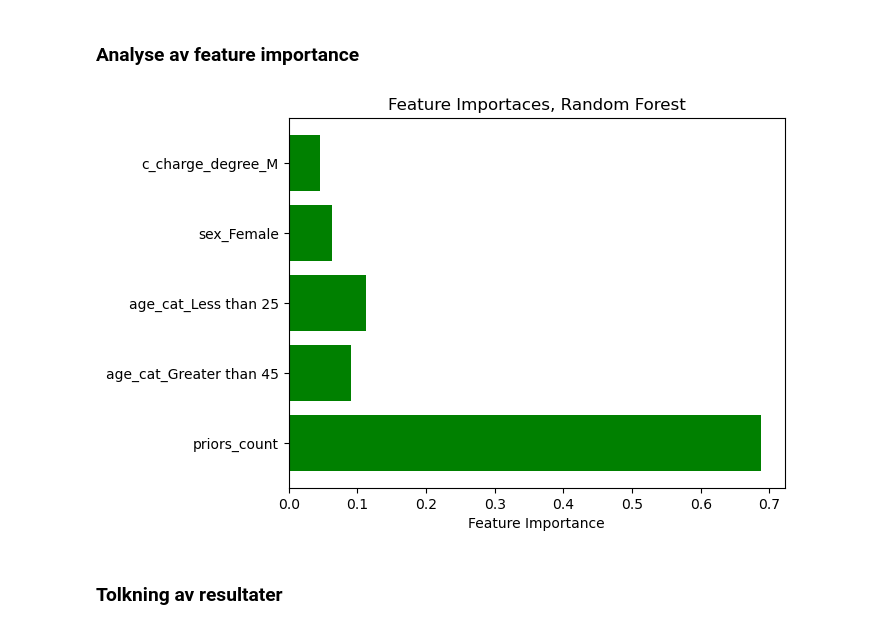
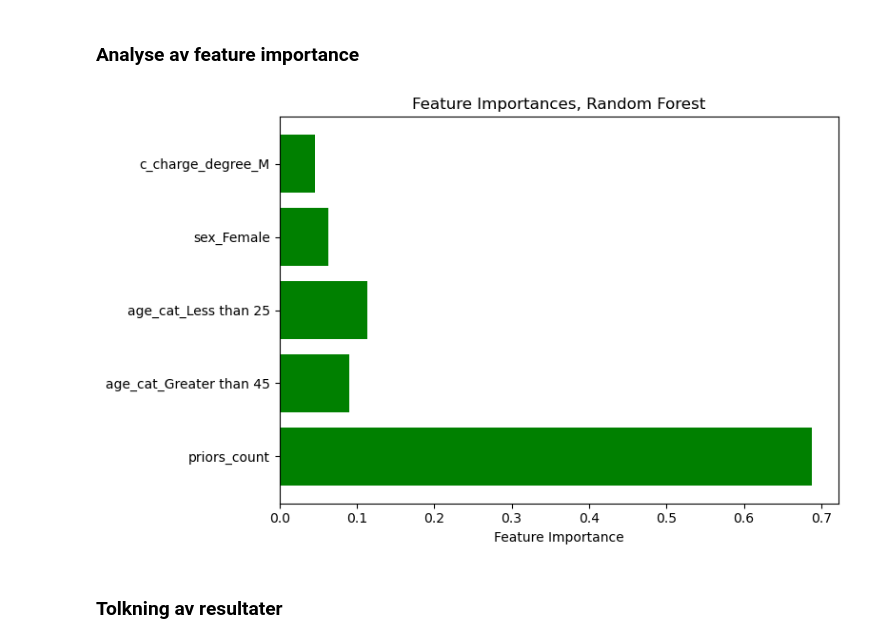
Before and after one commit to aadnerol/HON2200, a Jupyter notebook: prosjekt_COMPAS/notebooks/dataanalyse.ipynb, the cells around one changed output. Saved outputs shown, nothing was run; the diff lists cells and outputs as text; code cells hidden in the pictures.

Commit message:
Oppdaterte plots og notebooks
Bedre forklaringer, penere plots

```diff
--- a/prosjekt_COMPAS/notebooks/dataanalyse.ipynb
+++ b/prosjekt_COMPAS/notebooks/dataanalyse.ipynb
@@ -597,13 +645,15 @@ result_comparison[["COMPAS_FPR", "RF_FPR", "COMPAS_FNR", "RF_FNR"]].round(4)
 ### Analyse av feature importance
 # %%
 importance = skog.feature_importances_
-plt.title("Feature Importaces, Random Forest")
-plt.barh(X_train.columns, importance, color="green")
-plt.xlabel("Feature Importance")
-# plt.savefig("../figurer/feature_importance_RF.pdf", format="pdf")
+fig, ax = plt.subplots(figsize=(8, 5))
+ax.barh(X_train.columns, importance, color="green")
+ax.set_xlabel("Feature Importance")
+ax.set_title("Feature Importances, Random Forest")
+plt.tight_layout()
+plt.savefig("../figurer/feature_importance_RF.pdf", format="pdf")
 plt.show()
 # %% [output]
-[figure, old version]
+[figure, new version]
 # %% [markdown]
 ### Tolkning av resultater
 # %% [markdown]
```
Also changed, not shown: parts of 15 cells of this notebook, 12 other files.
